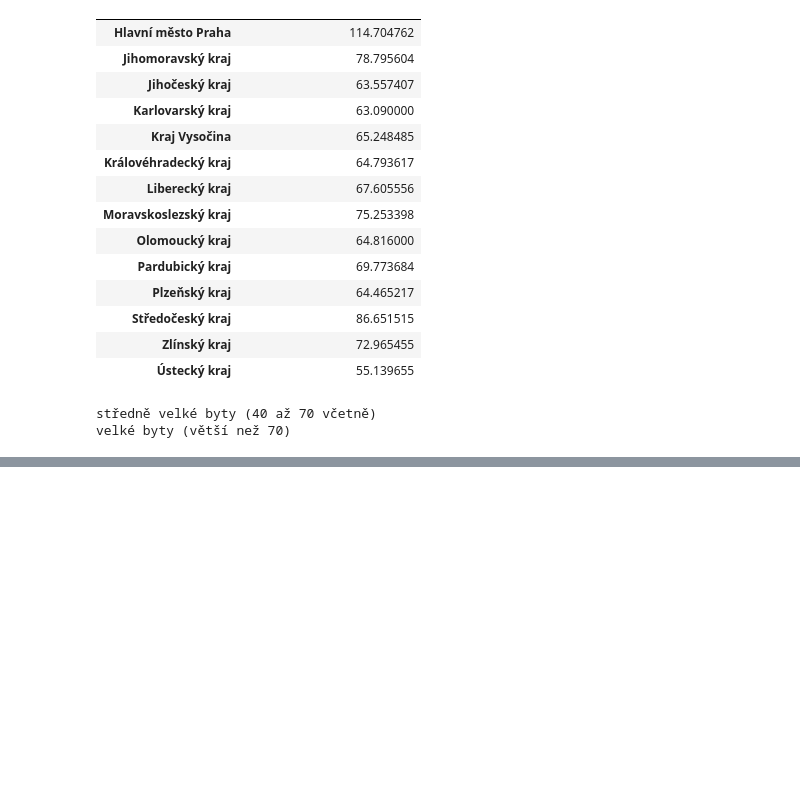
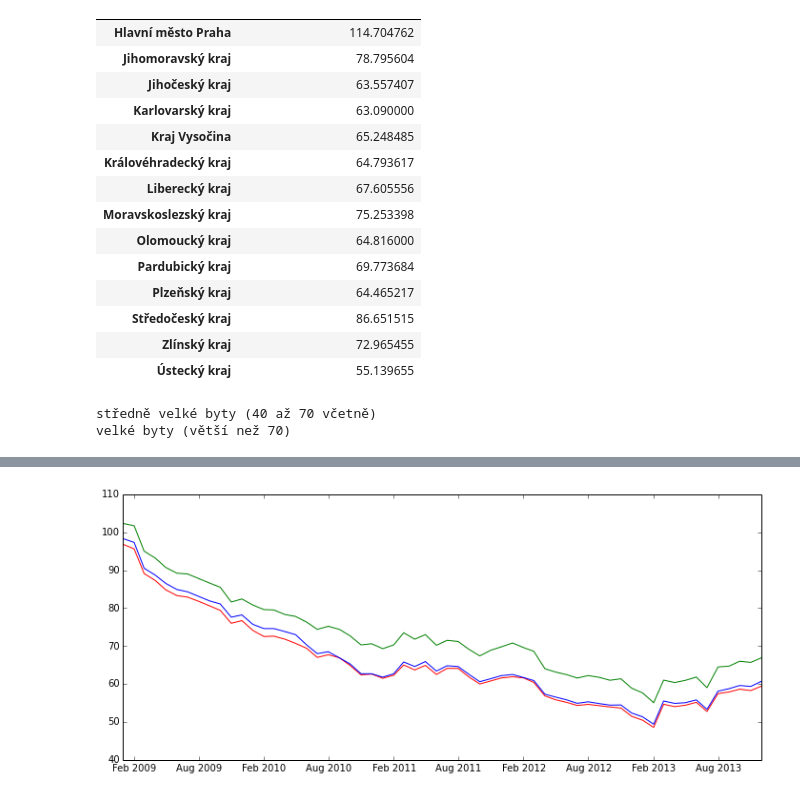
Before and after one commit to economia/dostupnost-bydleni, a Jupyter notebook: dostupnost-bydleni.ipynb, the cells around one changed output, grey strips where cells are left out. Saved outputs shown, nothing was run; the diff lists cells and outputs as text; code cells hidden in the pictures; blank space fills up the shorter version.

```diff
--- a/dostupnost-bydleni.ipynb
+++ b/dostupnost-bydleni.ipynb
@@ -81,0 +81,24 @@ pl.show()
+# %%
+def prcentor(value):
+    if (value < 1):
+        return value * 100
+    else:
+        return value
+
+stamps = data[(data.byt == '1+1') & (data.id_kraj == 1001)]['datum']
+
+cena = data[(data.byt == 'všechny byty') & (data.id_kraj == 1001)]['fdbi70']
+cena2 = data[(data.byt == 'všechny byty') & (data.id_kraj == 1001)]['fdbi85']
+cena3 = data[(data.byt == 'všechny byty') & (data.id_kraj == 1001)]['fdbi100']
+
+
+fig = plt.figure(figsize=(12, 5), dpi=100)
+pl.plot(stamps, cena.map(lambda x: prcentor(x)), c="red")
+pl.plot(stamps, cena2.map(lambda x: prcentor(x)), c="blue")
+pl.plot(stamps, cena3.map(lambda x: prcentor(x)), c="green")
+
+pl.show()
+
+#cena.resample('A-jul').plot(kind='line')
+# %% [output]
+[figure, added]
```
Also changed, not shown: parts of 8 cells of this notebook.
